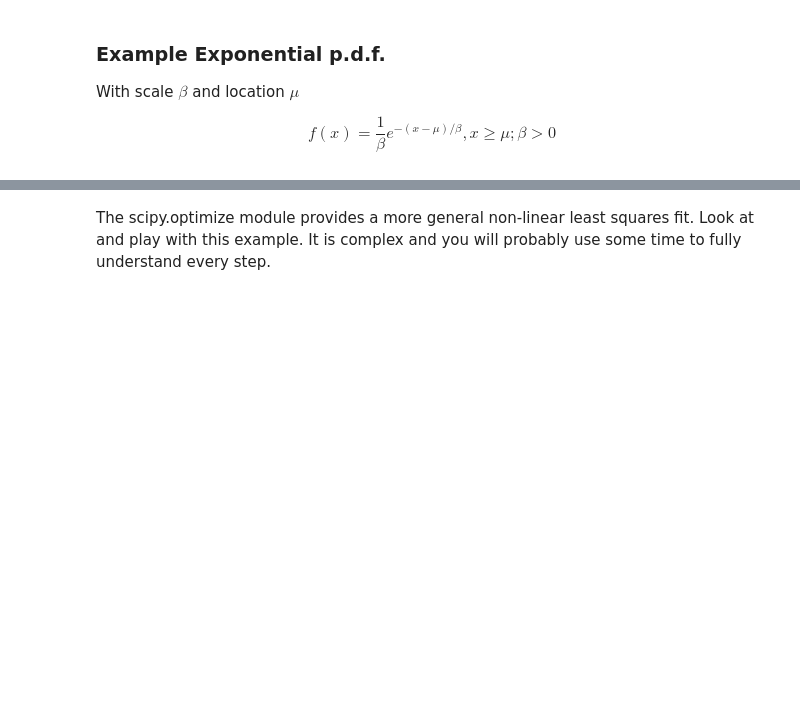
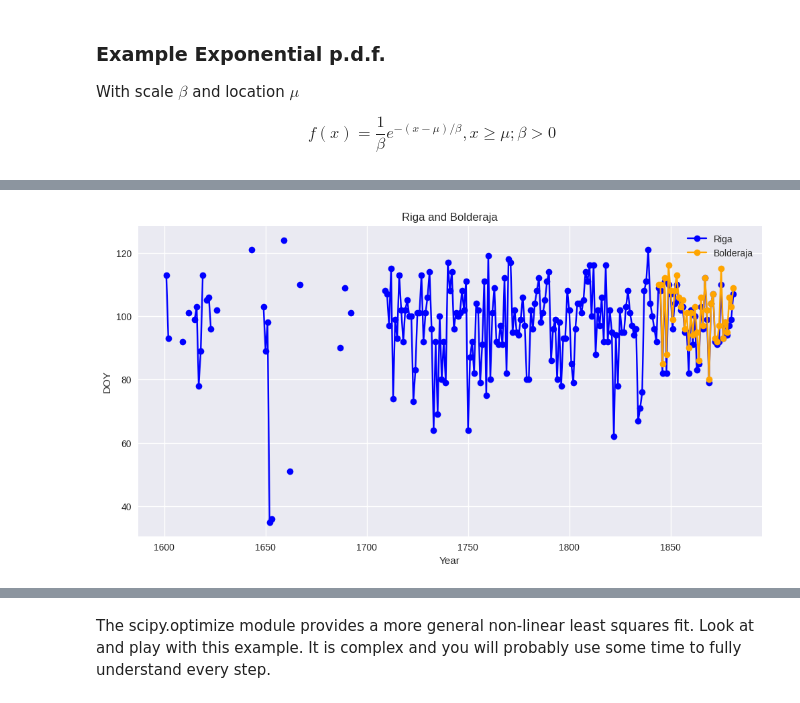
Before and after one commit to KGzB/CAS-Applied-Data-Science, a Jupyter notebook: Module-2/CAS-D2-Regression.ipynb, the cells around one changed output, grey strips where cells are left out. Cells and saved outputs as stored; diff of their text form; code cells hidden in the pictures; blank space fills up the shorter version.

```diff
--- a/Module-2/CAS-D2-Regression.ipynb
+++ b/Module-2/CAS-D2-Regression.ipynb
@@ -342,0 +165,21 @@ If you run this code serval times, you'll observe that sometimes th fit is rathe
+# %%
+df = df.reset_index()
+plt.figure(figsize=(12, 6))
+
+# Plot Riga
+plt.plot(df['YEAR'], df['Riga'], marker='o', label='Riga', color='blue')
+
+# Plot Bolderaja
+plt.plot(df['YEAR'], df['Bolderaja'], marker='o', label='Bolderaja', color='orange')
+
+# Add labels and title
+plt.xlabel('Year')
+plt.ylabel('DOY')
+plt.title('Riga and Bolderaja')
+plt.legend()
+plt.grid(True)
+
+
+plt.show()
+# %% [output]
+[figure, added]
```
Also changed, not shown: parts of 82 cells of this notebook, 1 other file.
